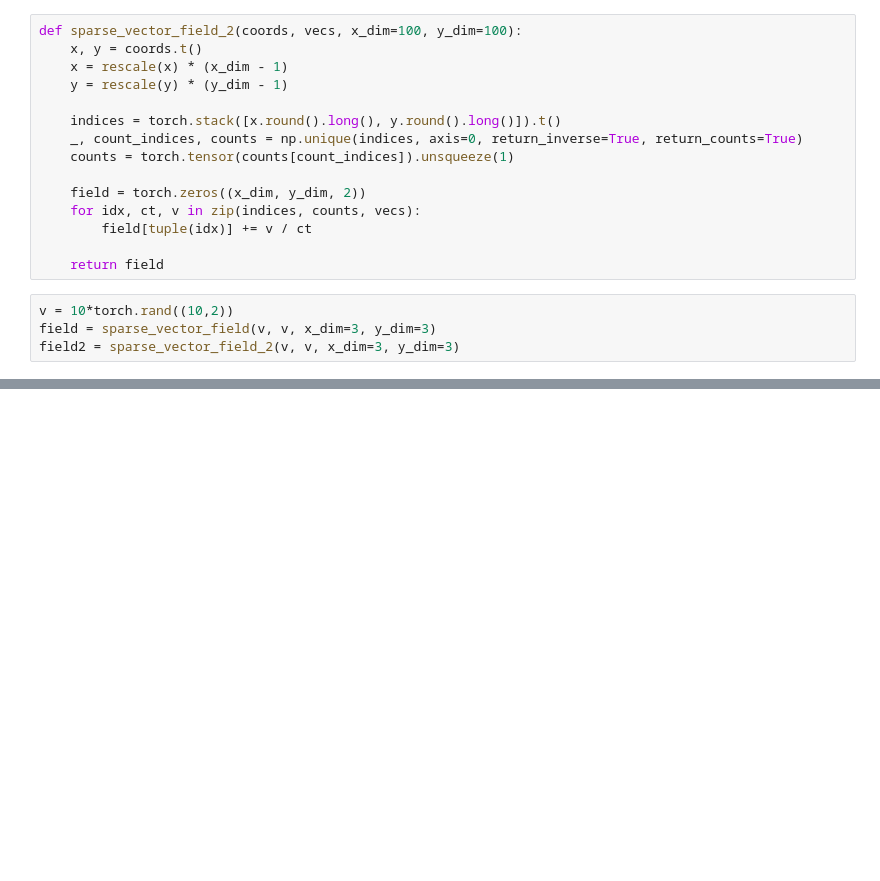
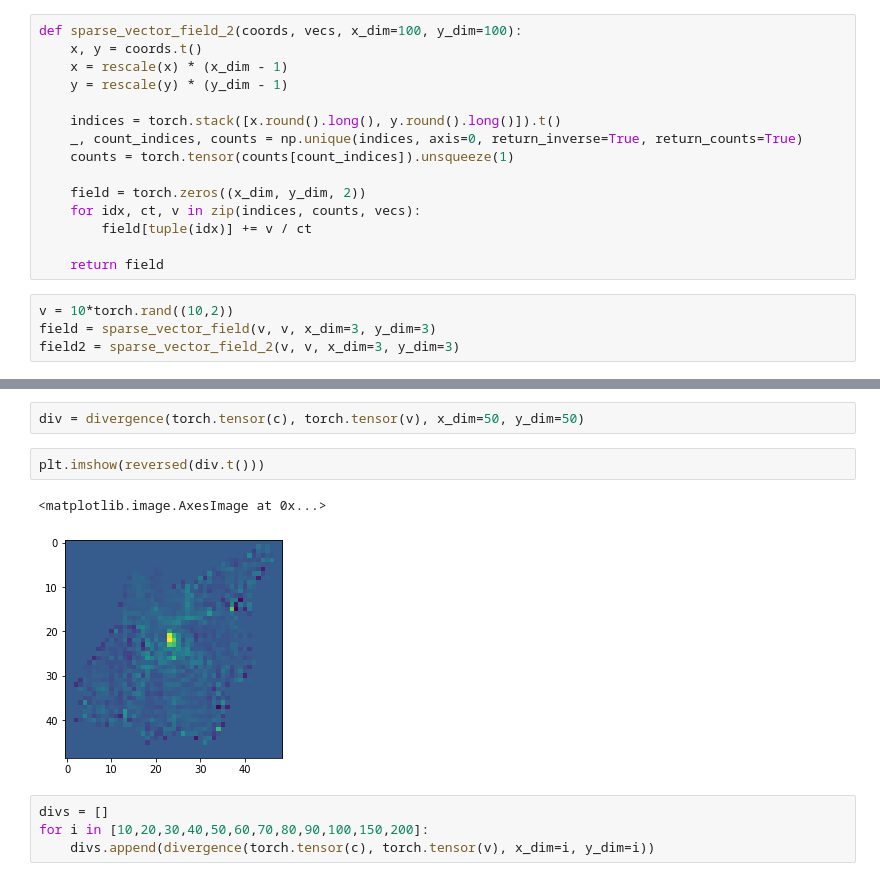
Before and after one commit to einbandi/ptsne-pytorch, a Jupyter notebook: divergence.ipynb, the cells around one changed output, grey strips where cells are left out. Cells and saved outputs as stored; diff of their text form; blank space fills up the shorter version.

```diff
--- a/divergence.ipynb
+++ b/divergence.ipynb
@@ -148,0 +208,11 @@ tensor([5., 5., 5.])
+# %%
+div = divergence(torch.tensor(c), torch.tensor(v), x_dim=50, y_dim=50)
+# %%
+plt.imshow(reversed(div.t()))
+# %% [output]
+<matplotlib.image.AxesImage at 0x...>
+[figure, added]
+# %%
+divs = []
+for i in [10,20,30,40,50,60,70,80,90,100,150,200]:
+    divs.append(divergence(torch.tensor(c), torch.tensor(v), x_dim=i, y_dim=i))
```
Also changed, not shown: parts of 25 cells of this notebook.
